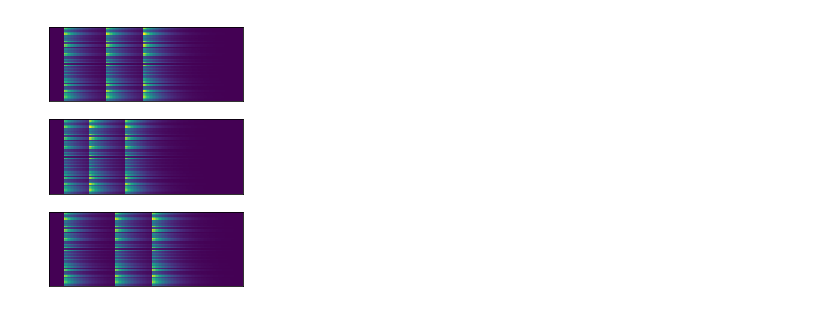
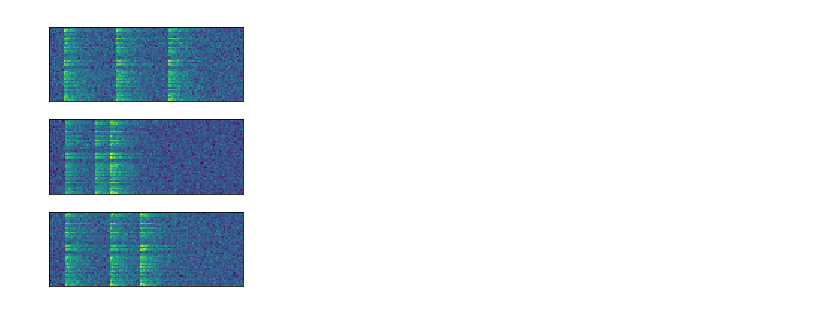
Before and after one commit to ganguli-lab/twpca, a Jupyter notebook: notebooks/demo.ipynb, the cells around one changed output. Cells and saved outputs as stored; diff of their text form; code cells hidden in the pictures.

```diff
--- a/notebooks/demo.ipynb
+++ b/notebooks/demo.ipynb
@@ -5,16 +5,18 @@ import matplotlib.pyplot as plt
 # %%
 from twpca.datasets import jittered_population
 
-data = jittered_population()[0]# + jittered_population()[0]
+pure_data = jittered_population(n_trial=50)[0]# + jittered_population()[0]
+data = pure_data + 0.1*np.random.randn(*pure_data.shape)
+data = data
 
 fig, axes = plt.subplots(3, 1)
 for ax, trial in zip(axes, data):
     ax.imshow(trial.T)
     ax.set_xticks([])
     ax.set_yticks([])
 fig.tight_layout()
 # %% [output]
-[figure, old version]
+[figure, new version]
 # %%
 from twpca import TWPCA
 
```
Also changed, not shown: parts of 5 cells of this notebook, 5 other files.
